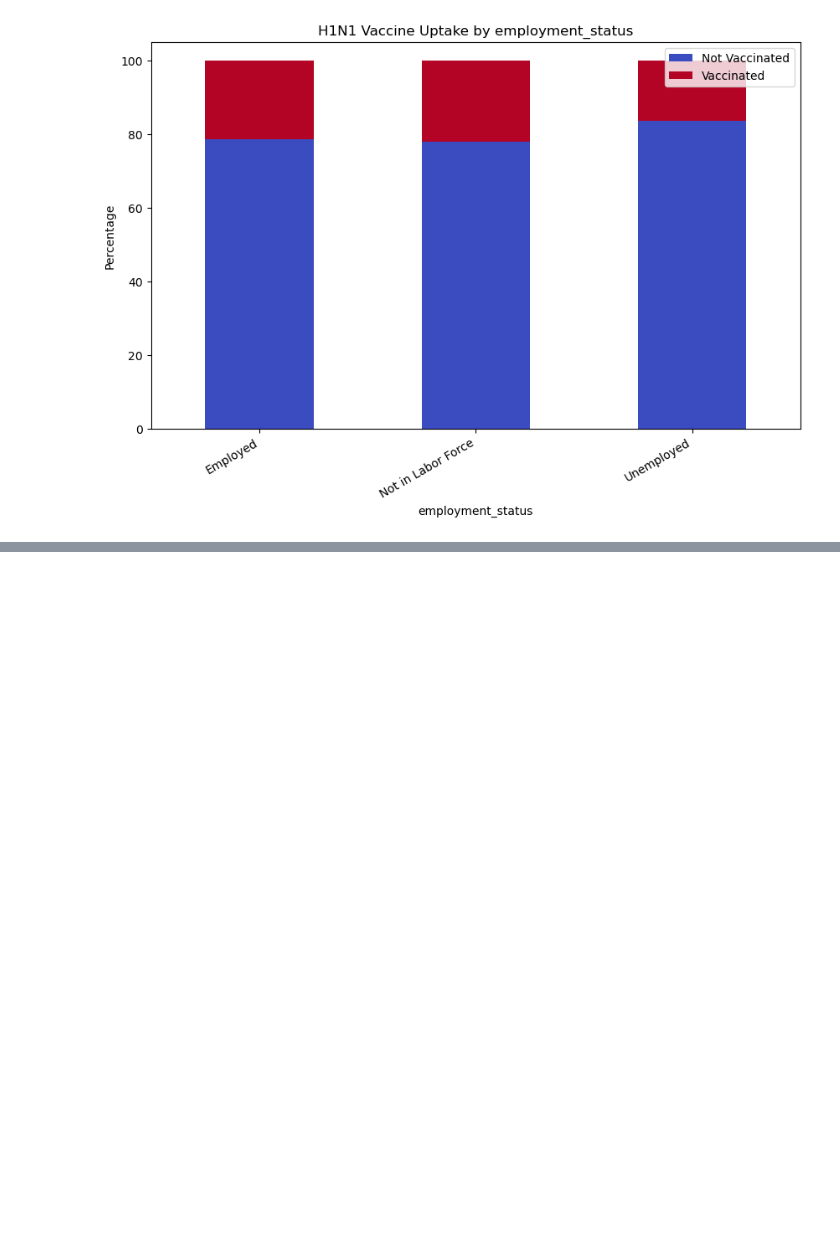
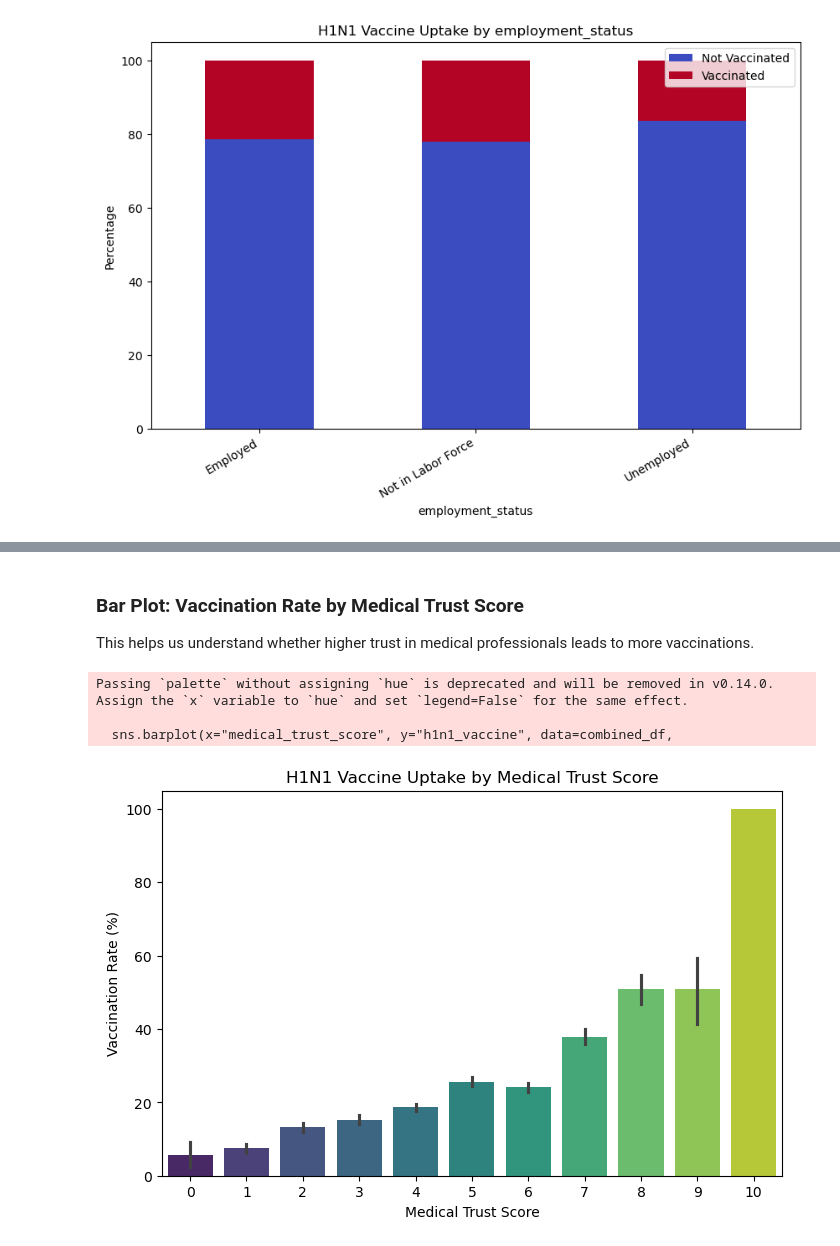
Before and after one commit to Day-hue/Phase-3-project, a Jupyter notebook: phase 3 project.ipynb, the cells around one changed output, grey strips where cells are left out. Saved outputs shown, nothing was run; the diff lists cells and outputs as text; code cells hidden in the pictures; blank space fills up the shorter version.

```diff
--- a/phase 3 project.ipynb
+++ b/phase 3 project.ipynb
@@ -1140,0 +1184,18 @@ Unique values: [0, 2, 1, 5, 3, 4, 7, 6]
+# %% [markdown]
+### Bar Plot: Vaccination Rate by Medical Trust Score
+This helps us understand whether higher trust in medical professionals leads to more vaccinations.
+# %%
+# Bar plot: Vaccination rates by medical trust score
+plt.figure(figsize=(8, 5))
+sns.barplot(x="medical_trust_score", y="h1n1_vaccine", data=combined_df,
+            estimator=lambda x: sum(x)/len(x) * 100, palette="viridis")
+
+plt.title("H1N1 Vaccine Uptake by Medical Trust Score")
+plt.xlabel("Medical Trust Score")
+plt.ylabel("Vaccination Rate (%)")
+plt.show()
+# %% [output]
+Passing `palette` without assigning `hue` is deprecated and will be removed in v0.14.0. Assign the `x` variable to `hue` and set `legend=False` for the same effect.
+
+  sns.barplot(x="medical_trust_score", y="h1n1_vaccine", data=combined_df,
+[figure, added]
```
Also changed, not shown: parts of 24 cells of this notebook.
